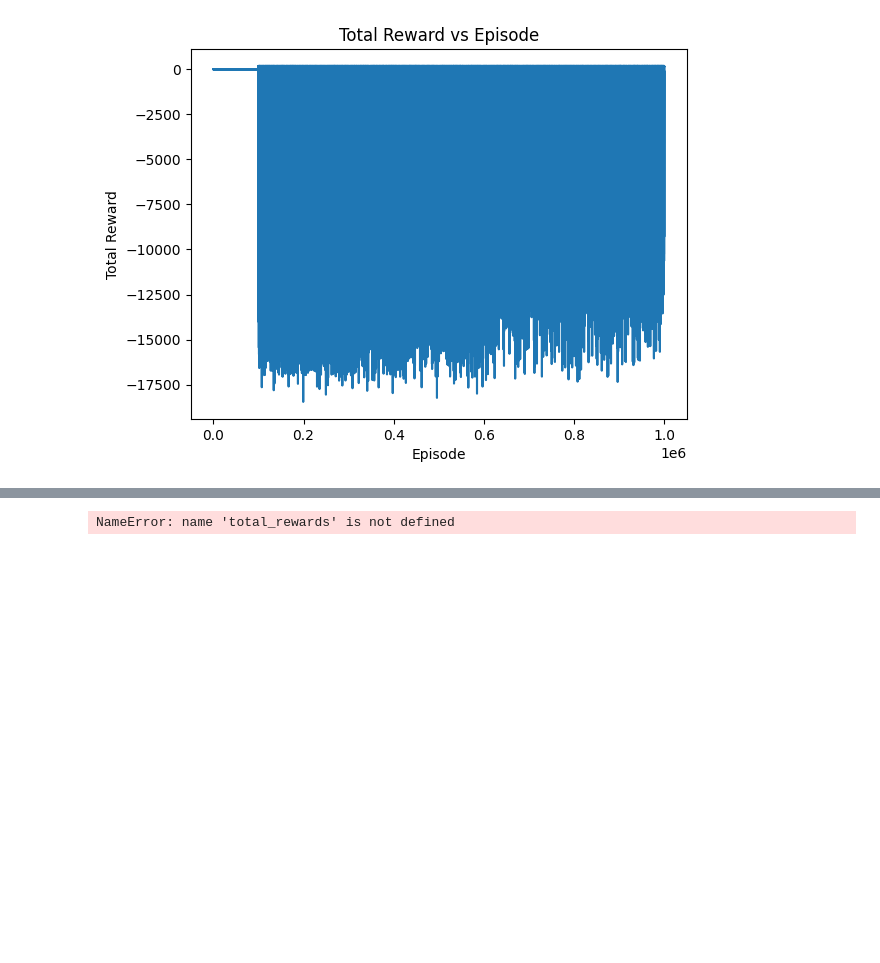
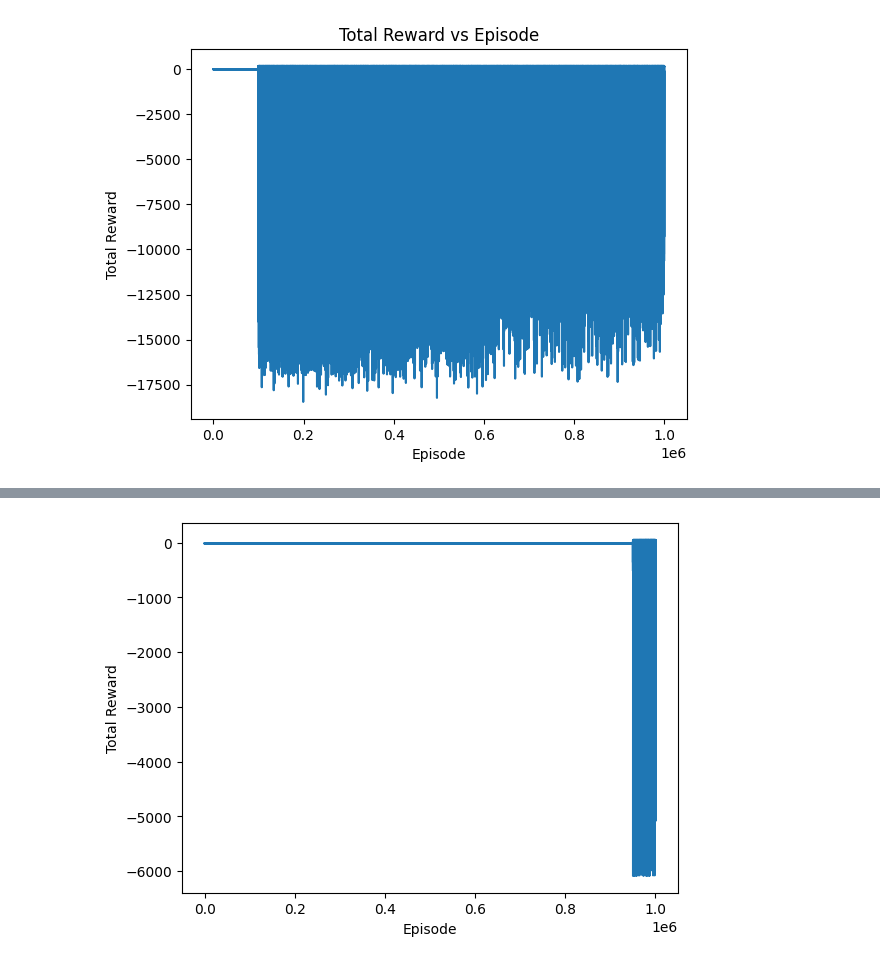
Before and after one commit to GaloisChuang/DRL-Assignment-1, a Jupyter notebook: Train_Q_table.ipynb, the cells around one changed output, grey strips where cells are left out. Saved outputs shown, nothing was run; the diff lists cells and outputs as text; code cells hidden in the pictures; blank space fills up the shorter version.

```diff
--- a/Train_Q_table.ipynb
+++ b/Train_Q_table.ipynb
@@ -439,9 +444,9 @@ Episode: 100000/100000, Total Reward: -114.9999999999986, Steps: 1000, Epsilon:
 # %%
 # plot the reward
 import matplotlib.pyplot as plt
-plt.plot(total_rewards)
+plt.plot(lasy_reward)
 plt.xlabel('Episode')
 plt.ylabel('Total Reward')
 plt.show()
 # %% [output]
-NameError: name 'total_rewards' is not defined
+[figure, added]
```
Also changed, not shown: parts of 1 cell of this notebook, 1 other file.
